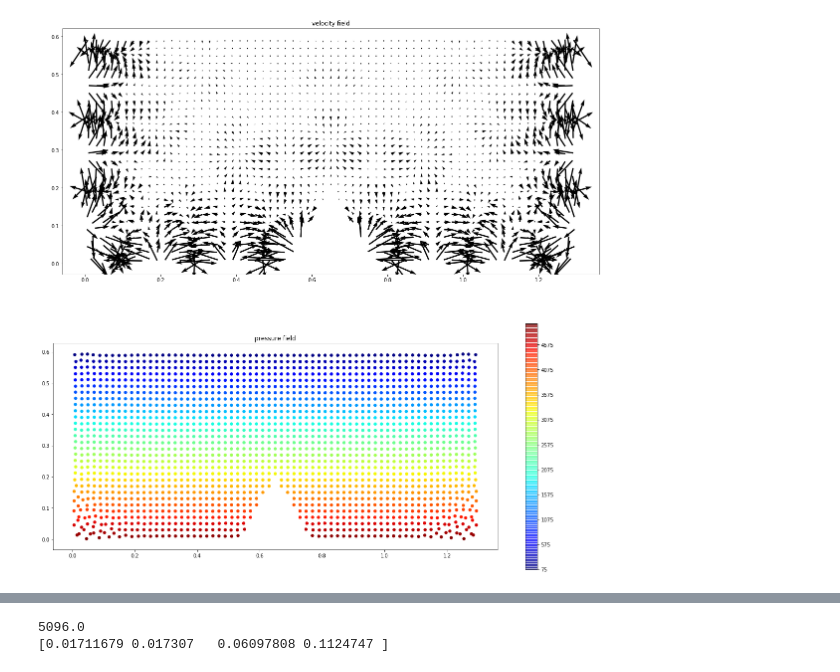
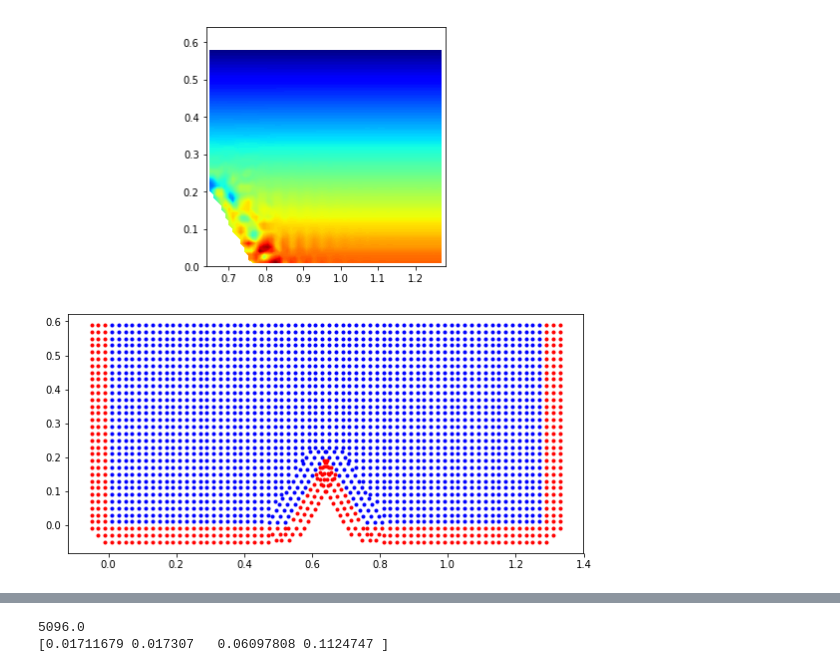
Before and after one commit to Jinx134235/static-water, a Jupyter notebook: particle&pressure plot.ipynb, the cells around one changed output, grey strips where cells are left out. Saved outputs shown, nothing was run; the diff lists cells and outputs as text; code cells hidden in the pictures.

```diff
--- a/particle&pressure plot.ipynb
+++ b/particle&pressure plot.ipynb
@@ -5,15 +5,18 @@ import matplotlib.pyplot as plt
 import matplotlib.ticker as ticker
 from matplotlib.mlab import griddata
 from numpy.random import uniform
+import matplotlib.tri as tri
+#from mpl_toolkits.basemap import Basemap, shiftgrid
 from math import log10
 from numpy import linalg as LA
 
-npts = 1892 #total number of fluid particles
+npts = 1870
+#total number of fluid particles
 #steps=2000
-xl = 1.3 #size of the domain, divided by 2
-yl = 0.6
+xl = 1.28#size of the domain, divided by 2
+yl = 0.64
 
-#dx = xl/np.sqrt(npts)
+dx = xl/32
 data1 = np.loadtxt('../data/f_xv.dat')
 data0 = np.loadtxt('../data/ini_xv.dat')
 data2 = np.loadtxt('../data/xv_vp.dat',skiprows=1)
@@ -40,62 +43,88 @@ kernel1 = data3[:npts,1]
 itype = data6[:,1]
 kernel2 = data3[npts:,1]
 
-fig, ax = plt.subplots(figsize=(20, 20))
+fig, ax = plt.subplots(figsize=(15, 15))
 
 #for i in range(20):
 #    p1[i] = exdata[741+2*i,3]
 #ax.set_title('wcsph results, fluid particle:%d,timestep:%d'%(npts,steps))
-#init = plt.subplot(121,aspect=1.0)
-#for i in range(len(x2)):
-#    if itype[i]==2:
+init = plt.subplot(312,aspect=1.0)
+#init.plot
+#for i in range(len(x0)):
+#    dis = np.sqrt((x0[i]-x0[7554])**2+(y0[i]-y0[7554])**2)
+#    if i==3232 or i==4159:
 #        init.plot(x2[i],y2[i],'.r')
-#    else:
+##    elif i==7554 or i==7555:
 #        init.plot(x2[i],y2[i],'.b')
+#   else:
+
+#init.plot(x2,y2,'.b',x3,y3,'.r')
+init.plot(x0,y0,'.b',x5,y5,'.r')
 #for i in range(len(x2)):
 #    if x2[i]<=1.04:
 #        init.plot(x2[i],y2[i],'.b')
-#init.plot(x0,y0,'.b',x5,y5,'.r')
+#init.plot(x2[7554],y2[7554],'.b')
+#init.plot(x2[7555],y2[7555],'.b')
 
 #init.set_title('particle position')
-
 #hp = 0.
+xx = []
+yy = []
+pp = []
 pressure = exdata[:,3]
+#print(pressure)
 pvp = data7[:,3]
 hydro = exdata[:,3]
 velocity = np.zeros(len(y2))
 #normarlized pressure
-for i in range(len(y2)):
+for i in range(len(x2)):
+    if x2[i]>=xl/2:
+        xx.append(x2[i])
+        yy.append(y2[i])
+        pp.append(pressure[i])
     hydro[i] = 9.8*1000*(yl-y2[i])
     velocity[i] = np.sqrt(u2[i]**2+v2[i]**2)
 
 density = exdata[:,2]
 energy = exdata[:,4]
-xi = np.linspace(0,xl,52)
-yi = np.linspace(0,yl,52)
-#m=np.log10(pressure)
-# grid the data.
-zi = griddata(x2,y2,pressure,xi,yi,interp='linear')
+
+#triang = tri.Triangulation(x2, y2)
+#interpolator = tri.LinearTriInterpolator(triang, pressure)
+#Xi, Yi = np.meshgrid(xi, yi)
+#zi = interpolator(Xi, Yi)
+xi = np.linspace(xl/2,xl,63)
+yi = np.linspace(0,yl,64)
+zi = griddata(xx,yy,pp,xi,yi,interp='linear')
 # contour the gridded data, plotting dots at the randomly spaced data points.
-CS = plt.subplot(212,aspect=1.0)
+CS = plt.subplot(311,aspect=1.0)
 #im2 = CS.plot(x2,y2,10,pressure,cmap='jet')
-#im2 = CS.contour(xi,yi,zi,200,cmap=plt.cm.jet)
-CS.scatter(x2,y2,30,pressure,cmap='jet')
+im2 = CS.contourf(xi, yi, zi, 200, cmap='jet')
+#cntr1 = ax1.contourf(xi, yi, zi, 200, cmap="jet")
+#im2 = CS.contourf(xi,yi,zi,200,cmap=plt.cm.jet)
+#im2 = CS.contourf(xii,yi,zii,200,cmap=plt.cm.jet)
+#im2 = CS.scatter(x2,y2,30,pressure,cmap='jet')
 #fmt = ticker.LogFormatterMathtext()
 #fmt.create_dummy_axis()
 #CS.clabel(im2, im2.levels[::2])
-fig.colorbar(im2,ax=CS,pad=0.05)
-CS.set_title('pressure field') #both contour & scatter are used
 
-#ccs = plt.subplot(223, aspect =1.0)
-#im3 = ccs.scatter(x2,y2,10,kernel1)
+#fig.colorbar(cntr1, ax=ax1, orientation='horizontal',pad=0.05)
+#fig.colorbar(im2,ax = CS, pad=0.05)
+#CS.set_title('pressure field') #both contour & scatter are used
+
+#ccs = plt.subplot(313, aspect =1.0)
+#im3 = ccs.scatter(x2,y2,40,kernel1)
 #ccs.scatter(x3,y3,10,kernel2)
 #ccs.set_title('kernel scatter')
-
-vel = plt.subplot(211,aspect=1.0)
-vel.quiver(x2,y2,u2,v2)
-#vel.scatter(x2,y2,80,velocity,cmap='jet')
-#vel.quiver(x3,y3,u3,v3)
-vel.set_title('velocity field')
+#print(kernel1[7380])
+#vel = plt.subplot(313,aspect=1.0)
+#zii = griddata(x2[938:],y2[938:],velocity[938:],xi,yi,interp='linear')
+#vel.contourf(xi, yi, zii, 200, cmap='jet')
+#wedge_x = np.linspace(0.65,0.765,20)
+#wedge_y = -np.sqrt(3)*(wedge_x-0.765)
+#vel.plot(wedge_x,wedge_y,'.b')
+#vel.quiver(x2[7551],y2[7551],u2[7551],v2[7551])
+#vel.quiver(x3[809],y3[809],u3[809],v3[809])
+#vel.set_title('velocity field')
 
 # write pressure at the center line into txtfile
 err_p = LA.norm(hydro-pressure)
@@ -133,4 +162,4 @@ print(err_v,err_d)
-[figure, old version]
+[figure, new version]
 # %%
 fig, ax = plt.subplots(figsize=(10, 10))
 CS = plt.subplot(111,aspect=1.0)
```
Also changed, not shown: parts of 10 cells of this notebook, 10 other files.
